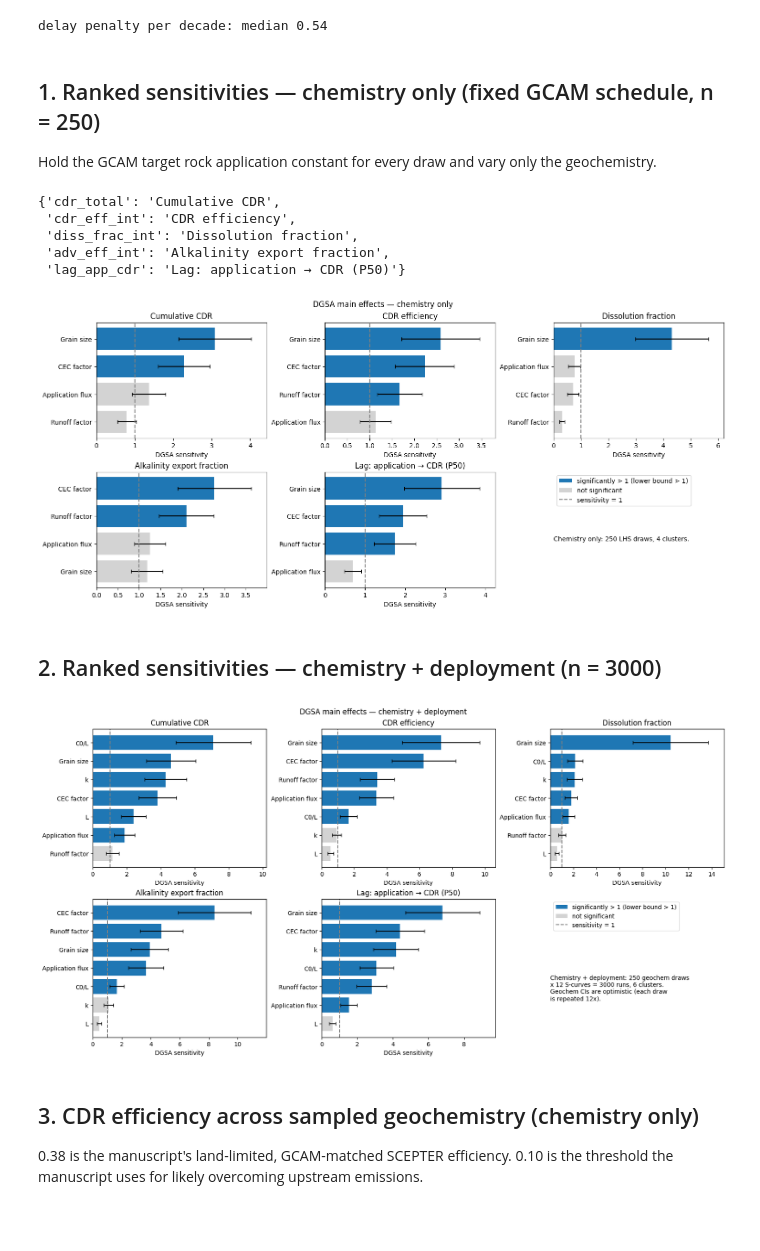
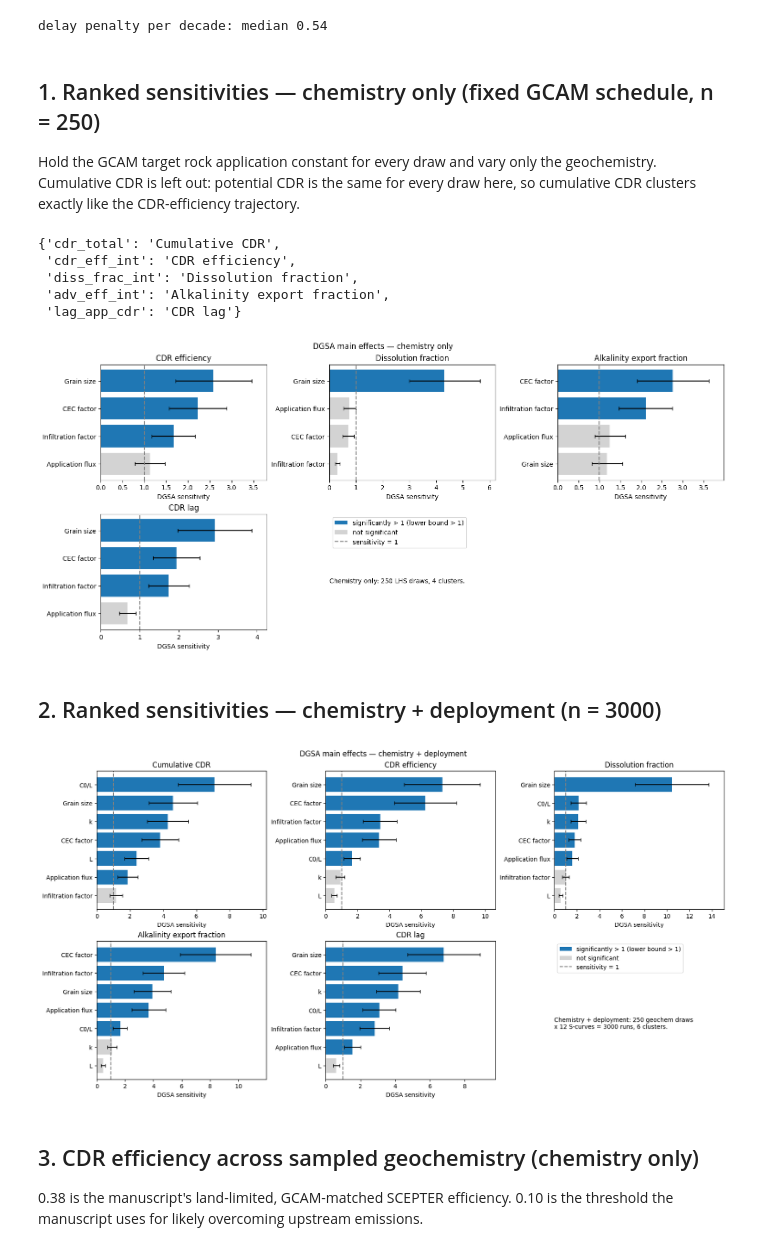
Before and after one commit to carbonplan/iam-rtm-compare, a Jupyter notebook: figures/supp/dgsa.ipynb, the cells around one changed output. Saved outputs shown, nothing was run; the diff lists cells and outputs as text; code cells hidden in the pictures; blank space fills up the shorter version.

Commit message:
figure updates

```diff
--- a/figures/supp/dgsa.ipynb
+++ b/figures/supp/dgsa.ipynb
@@ -25,7 +25,7 @@ PARAM_LABEL = {
     "apprate_base":      "Application flux",
     "cec_factor":        "CEC factor",
     "log10_dustrad":     "Grain size",
-    "log10_qrun_factor": "Runoff factor",
+    "log10_qrun_factor": "Infiltration factor",
     "log10_C0_over_L":   "C0/L",
     "k":                 "k",
     "log10_L":           "L",
@@ -55,7 +55,7 @@ RESP_LABEL = {
     "cdr_eff_int": "CDR efficiency",
     "diss_frac_int": "Dissolution fraction",
     "adv_eff_int":   "Alkalinity export fraction",
-    "lag_app_cdr": "Lag: application → CDR (P50)",
+    "lag_app_cdr": "CDR lag",
 }
 
 
@@ -166,6 +167,8 @@ delay penalty per decade: median 0.54
 ## 1. Ranked sensitivities — chemistry only (fixed GCAM schedule, n = 250)
 
 Hold the GCAM target rock application constant for every draw and vary only the geochemistry.
+Cumulative CDR is left out: potential CDR is the same for every draw here, so cumulative CDR
+clusters exactly like the CDR-efficiency trajectory.
 # %%
 RESP_LABEL
 # %% [output]
@@ -173,20 +176,21 @@ RESP_LABEL
  'cdr_eff_int': 'CDR efficiency',
  'diss_frac_int': 'Dissolution fraction',
  'adv_eff_int': 'Alkalinity export fraction',
- 'lag_app_cdr': 'Lag: application → CDR (P50)'}
+ 'lag_app_cdr': 'CDR lag'}
 # %%
 fig, axes = plt.subplots(2, 3, figsize=(15, 6.8), layout="constrained")
-for ax, (k, df) in zip(axes.flat, SENS_C.items()):
+axes = axes.ravel()
+for ax, (k, df) in zip(axes, SENS_C.items()):
     ranked_panel(ax, df, RESP_LABEL[k])
-legend_panel(axes.flat[-1], "Chemistry only: 250 LHS draws, 4 clusters.\n"
-             # "Cumulative CDR = CDR-efficiency trajectory\nup to a constant here (fixed target)."
-             )
+legend_panel(axes[len(SENS_C)], "Chemistry only: 250 LHS draws, 4 clusters.")
+for ax in axes[len(SENS_C) + 1:]:
+    ax.axis("off")
 fig.suptitle("DGSA main effects — chemistry only")
 if SAVE_ON:
     fig.savefig(os.path.join(savehere, "dgsa-mainEffects-chemOnly.png"), dpi=300, bbox_inches="tight")
 plt.show()
 # %% [output]
-[figure, old version]
+[figure, new version]
 # %% [markdown]
 ## 2. Ranked sensitivities — chemistry + deployment (n = 3000)
 # %%
@@ -194,14 +198,13 @@ fig, axes = plt.subplots(2, 3, figsize=(16, 8.2), layout="constrained")
 for ax, (k, df) in zip(axes.flat, SENS_A.items()):
     ranked_panel(ax, df, RESP_LABEL[k])
 legend_panel(axes.flat[-1], "Chemistry + deployment: 250 geochem draws\n"
-             "x 12 S-curves = 3000 runs, 6 clusters.\n"
-             "Geochem CIs are optimistic (each draw\nis repeated 12x).")
+             "x 12 S-curves = 3000 runs, 6 clusters.\n")
 fig.suptitle("DGSA main effects — chemistry + deployment")
 if SAVE_ON:
     fig.savefig(os.path.join(savehere, "dgsa-mainEffects-full.png"), dpi=300, bbox_inches="tight")
 plt.show()
 # %% [output]
-[figure, old version]
+[figure, new version]
 # %% [markdown]
 ## 3. CDR efficiency across sampled geochemistry (chemistry only)
 
```
Also changed, not shown: parts of 3 cells of this notebook, 6 other files.
